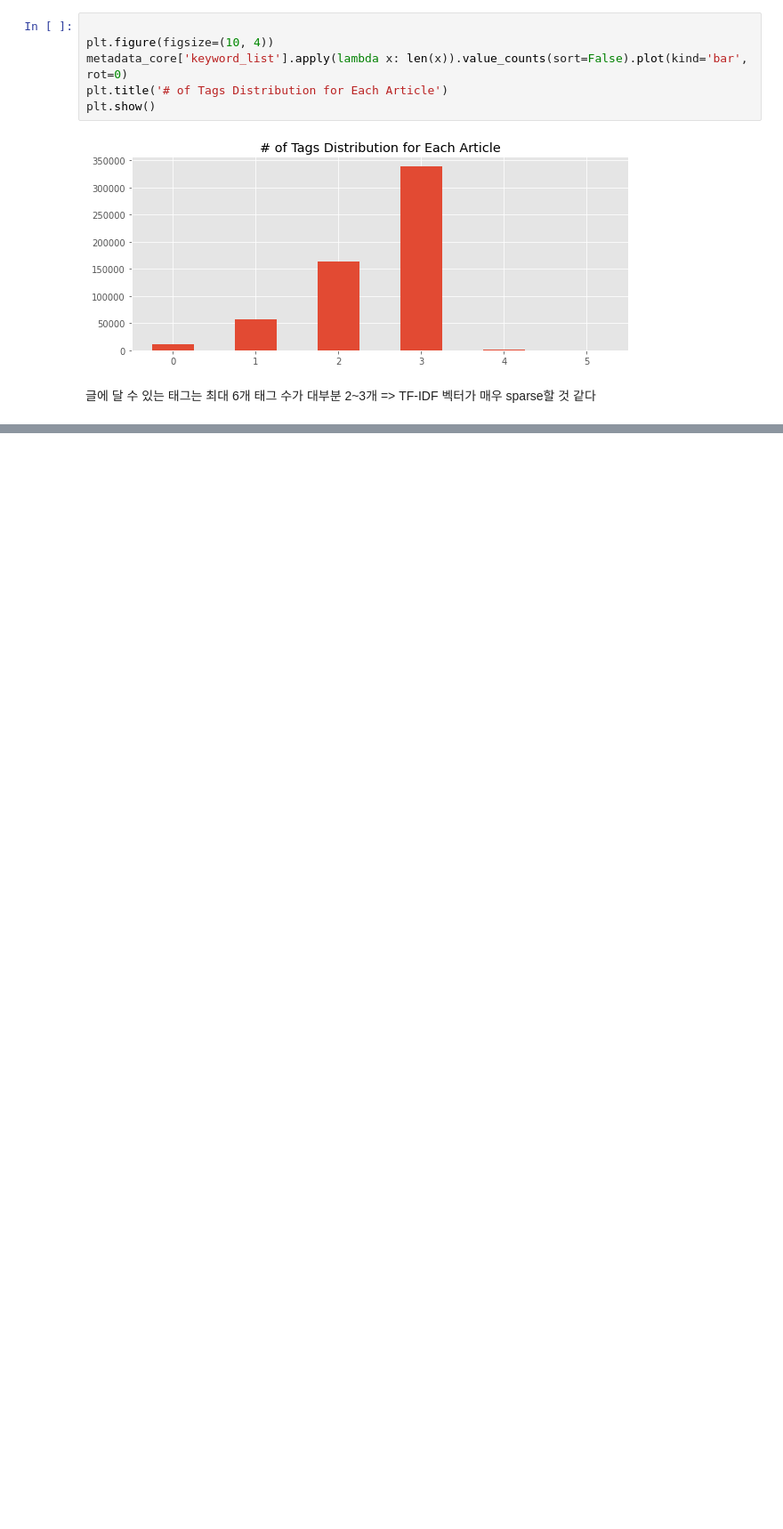
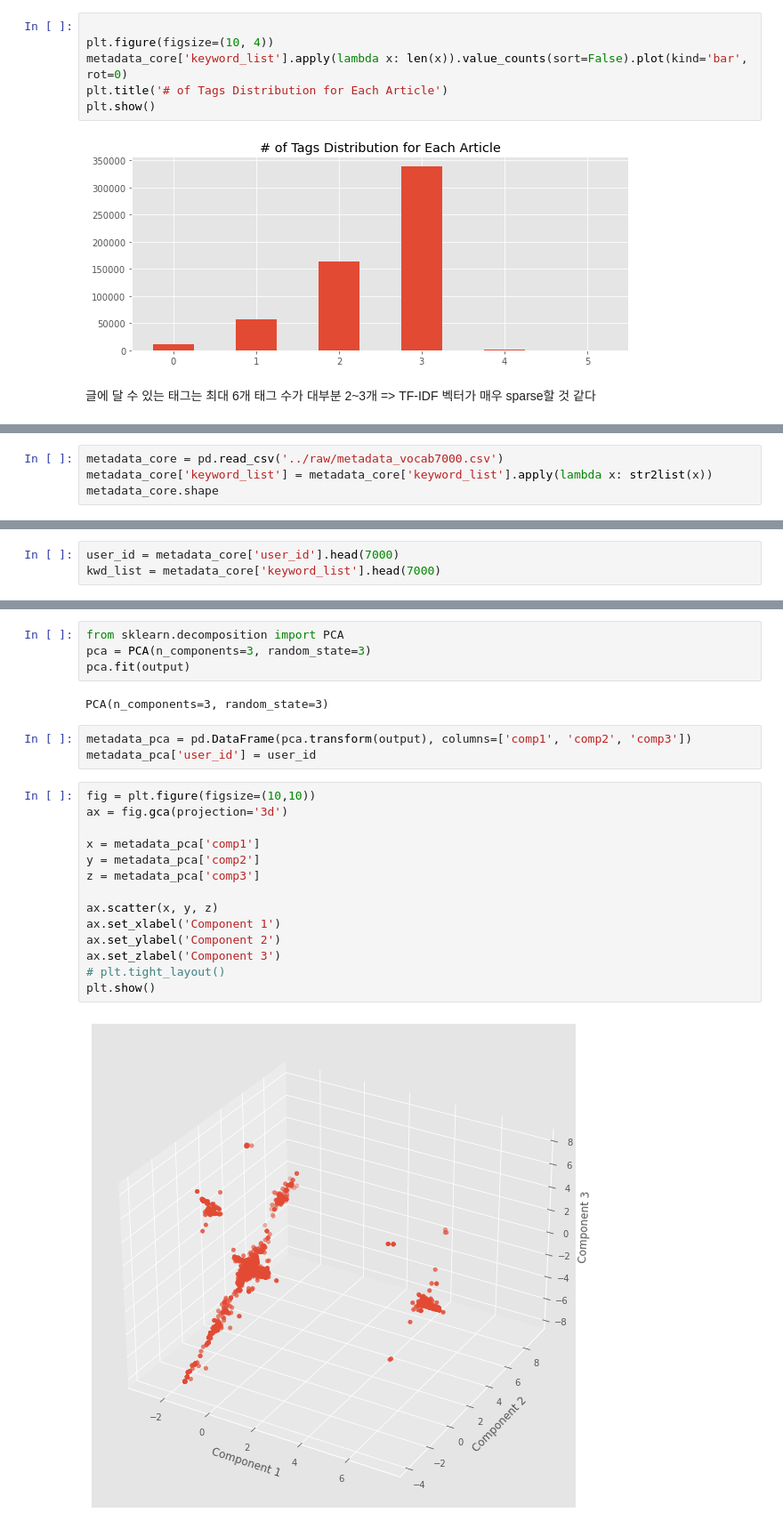
Before and after one commit to ilovemyminutes/KakaoBrunchRS, a Jupyter notebook: notebooks/EDA - TFIDF.ipynb, the cells around one changed output, grey strips where cells are left out. Shown at 89% size. Saved outputs shown, nothing was run; the diff lists cells and outputs as text; blank space fills up the shorter version.

```diff
--- a/notebooks/EDA - TFIDF.ipynb
+++ b/notebooks/EDA - TFIDF.ipynb
@@ -65,0 +82,4 @@ plt.show()
+# %%
+metadata_core = pd.read_csv('../raw/metadata_vocab7000.csv')
+metadata_core['keyword_list'] = metadata_core['keyword_list'].apply(lambda x: str2list(x))
+metadata_core.shape
@@ -65,0 +98,3 @@ plt.show()
+# %%
+user_id = metadata_core['user_id'].head(7000)
+kwd_list = metadata_core['keyword_list'].head(7000)
@@ -65,0 +134,25 @@ plt.show()
+# %%
+from sklearn.decomposition import PCA
+pca = PCA(n_components=3, random_state=3)
+pca.fit(output)
+# %% [output]
+PCA(n_components=3, random_state=3)
+# %%
+metadata_pca = pd.DataFrame(pca.transform(output), columns=['comp1', 'comp2', 'comp3'])
+metadata_pca['user_id'] = user_id
+# %%
+fig = plt.figure(figsize=(10,10))
+ax = fig.gca(projection='3d')
+
+x = metadata_pca['comp1']
+y = metadata_pca['comp2']
+z = metadata_pca['comp3']
+
+ax.scatter(x, y, z)
+ax.set_xlabel('Component 1')
+ax.set_ylabel('Component 2')
+ax.set_zlabel('Component 3')
+# plt.tight_layout()
+plt.show()
+# %% [output]
+[figure, added]
```
Also changed, not shown: parts of 18 cells of this notebook, 7 other files.
